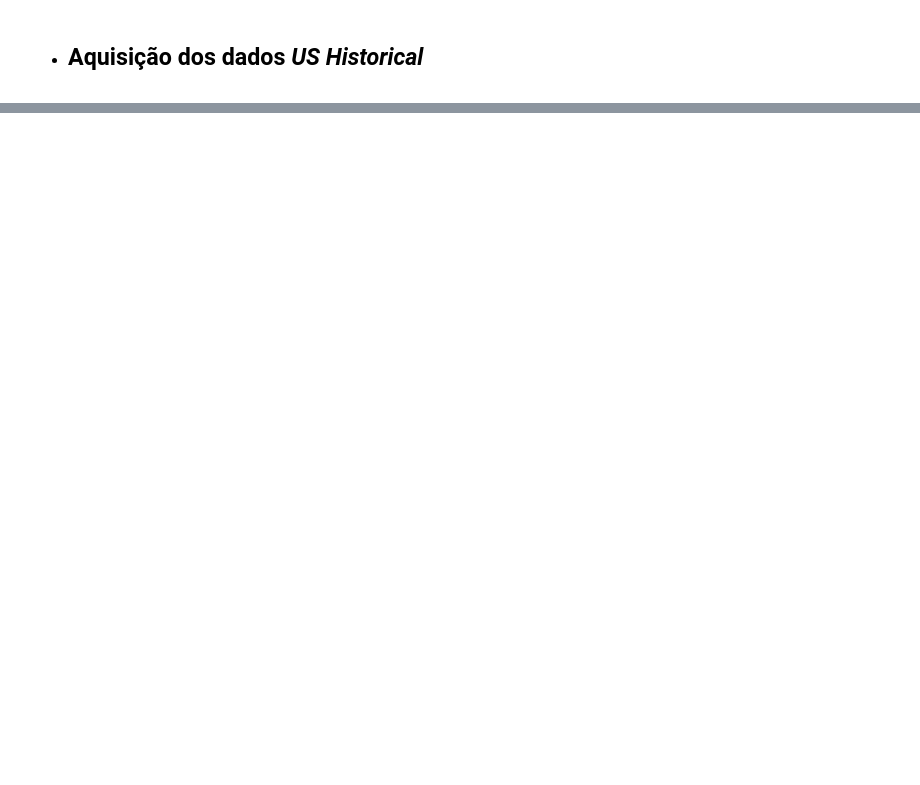
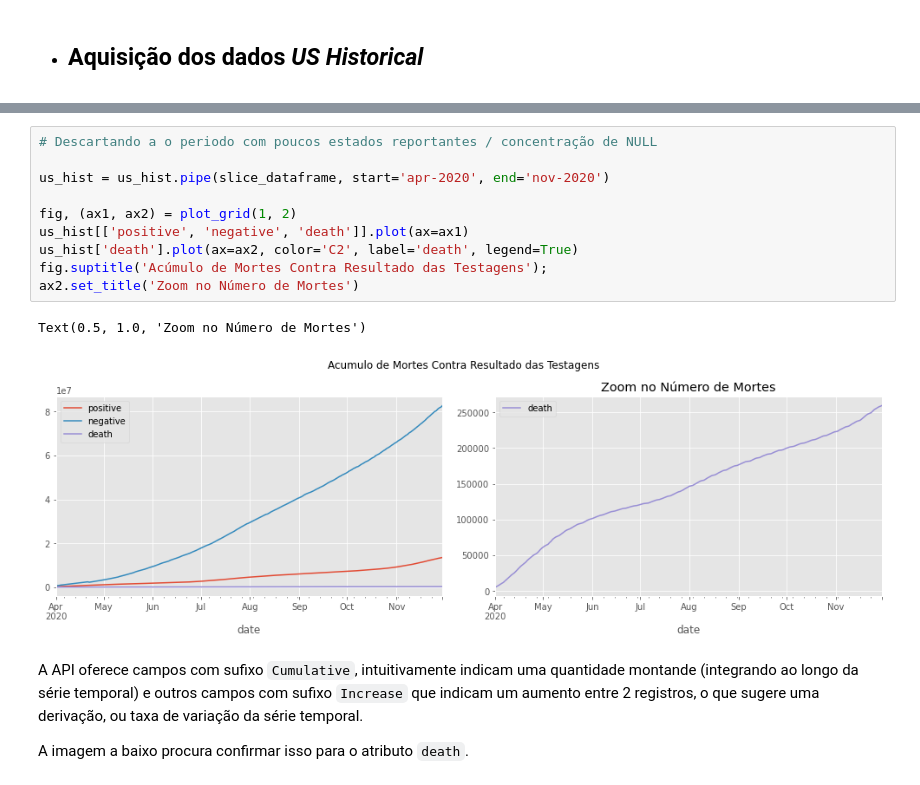
Before and after one commit to C0nrado/covid_prediction, a Jupyter notebook: 01_exploracao_inicial.ipynb, the cells around one changed output, grey strips where cells are left out. Cells and saved outputs as stored; diff of their text form; blank space fills up the shorter version.

```diff
--- a/01_exploracao_inicial.ipynb
+++ b/01_exploracao_inicial.ipynb
@@ -132,0 +153,17 @@ for i in range(65):
+# %%
+# Descartando a o periodo com poucos estados reportantes / concentração de NULL
+
+us_hist = us_hist.pipe(slice_dataframe, start='apr-2020', end='nov-2020')
+
+fig, (ax1, ax2) = plot_grid(1, 2)
+us_hist[['positive', 'negative', 'death']].plot(ax=ax1)
+us_hist['death'].plot(ax=ax2, color='C2', label='death', legend=True)
+fig.suptitle('Acúmulo de Mortes Contra Resultado das Testagens');
+ax2.set_title('Zoom no Número de Mortes')
+# %% [output]
+Text(0.5, 1.0, 'Zoom no Número de Mortes')
+[figure, added]
+# %% [markdown]
+A API oferece campos com sufixo `Cumulative`, intuitivamente indicam uma quantidade montande (integrando ao longo da série temporal) e outros campos com sufixo `Increase` que indicam um aumento entre 2 registros, o que sugere uma derivação, ou taxa de variação da série temporal.
+
+A imagem a baixo procura confirmar isso para o atributo `death`.
```
Also changed, not shown: parts of 52 cells of this notebook, 1 other file.
